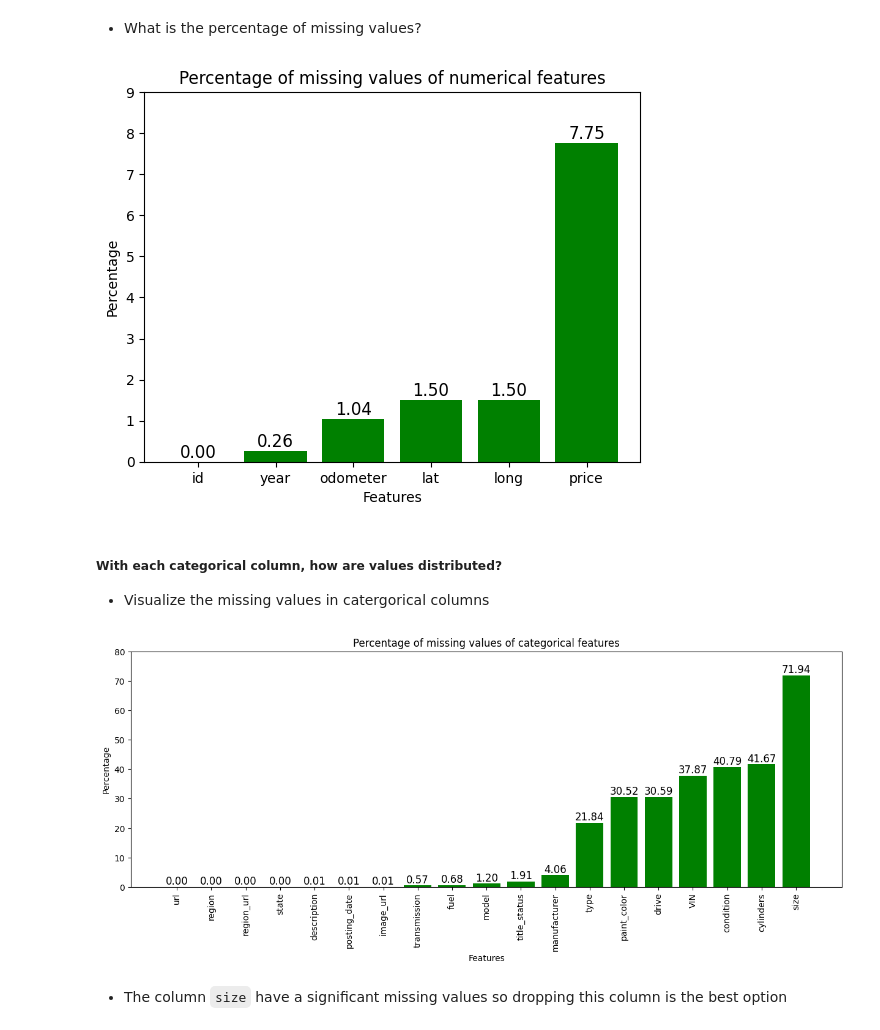
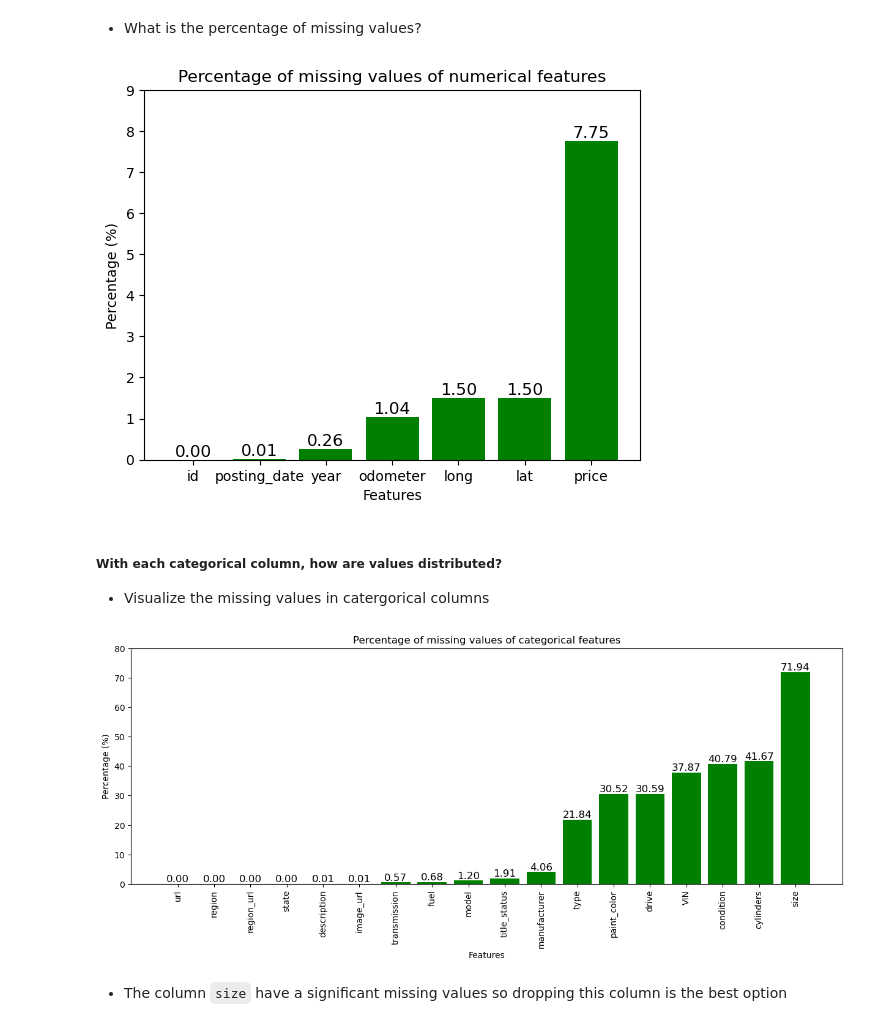
Before and after one commit to Chien-VuMinh/Used-Cars, a Jupyter notebook: Used Cars.ipynb, the cells around one changed output. Cells and saved outputs as stored; diff of their text form; code cells hidden in the pictures.

Commit message:
add handling missing value for first half features

```diff
--- a/Used Cars.ipynb
+++ b/Used Cars.ipynb
@@ -35,7 +35,15 @@ How did authors collect data?
 import zipfile
 import pandas as pd
 import matplotlib.pyplot as plt
+import matplotlib
 import numpy as np
+import seaborn as sns
+from sklearn.impute import KNNImputer
+from sklearn.preprocessing import OneHotEncoder
+
+matplotlib.rc('font', family='DejaVu Sans')
+matplotlib.rc('text', usetex='false')
+matplotlib.rcParams.update({'font.size': 10})
 # %% [markdown]
 ##### Read the dataset
 # %%
@@ -136,0 +148,2 @@ df.drop(columns='county', inplace=True)
+# %%
+df['posting_date'] = pd.to_datetime(df['posting_date'], utc=True).apply(lambda x: x.timestamp() if x is not pd.NaT else np.nan)
@@ -162,21 +191,21 @@ df['price'] = df['price'].replace(0, np.nan)
 # %% [markdown]
 - What is the percentage of missing values?
 # %%
-missing_numeric = df[numerical_features].isna().sum()/len(df) * 100
+missing_numeric = df[numerical_features].isna().sum()/rows * 100
 missing_numeric = missing_numeric.sort_values()
 
 bars = plt.bar(missing_numeric.index, missing_numeric.values, color='green')
 
 for bar in bars:
     plt.text(bar.get_x() + bar.get_width() / 2, bar.get_height(),
              f'{bar.get_height():.2f}', ha='center', va='bottom', fontsize=12)
 
 plt.ylim((0, 9))
 plt.xlabel('Features')
-plt.ylabel('Percentage')
+plt.ylabel('Percentage (%)')
 plt.title('Percentage of missing values of numerical features');
 # %% [output]
-[figure, old version]
+[figure, new version]
 # %% [markdown]
 ##### With each categorical column, how are values distributed?
 
@@ -203,10 +232,10 @@ for bar in bars:
 plt.ylim((0, 80))
 plt.xticks(rotation=90)
 plt.xlabel('Features')
-plt.ylabel('Percentage')
+plt.ylabel('Percentage (%)')
 plt.title('Percentage of missing values of categorical features');
 # %% [output]
-[figure, old version]
+[figure, new version]
 # %% [markdown]
 - The column `size` have a significant missing values so dropping this column is the best option
 # %%
```
Also changed, not shown: parts of 20 cells of this notebook.
